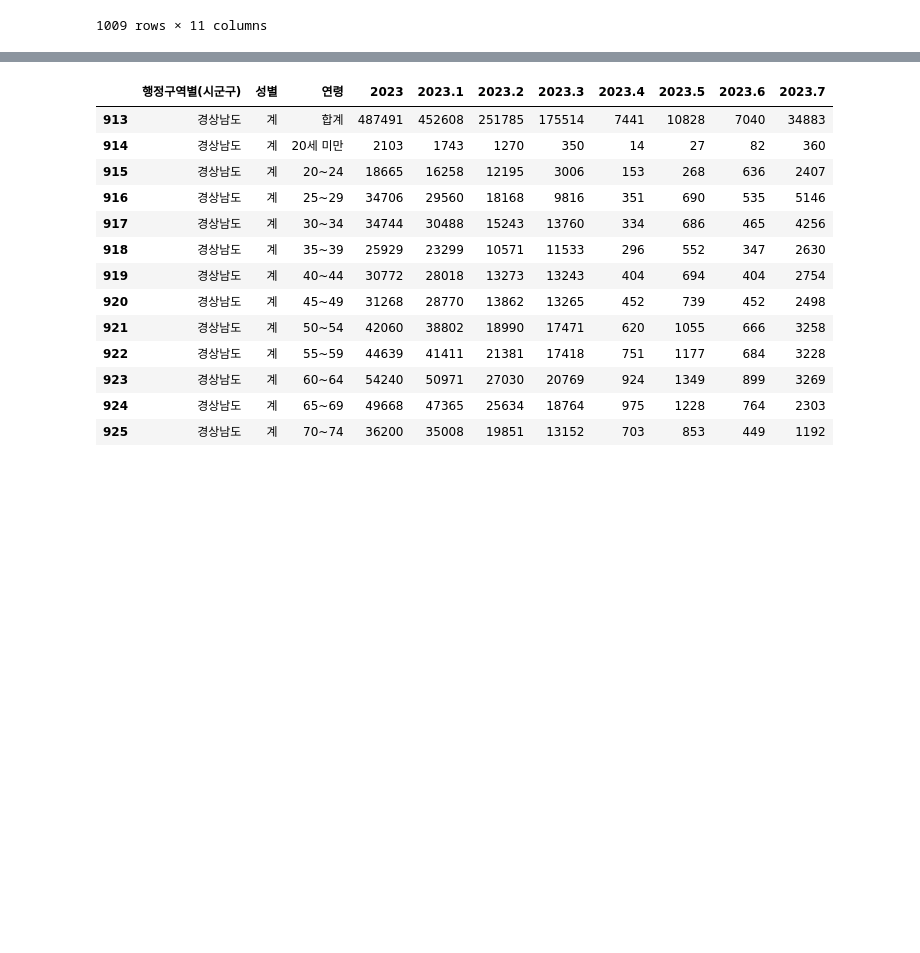
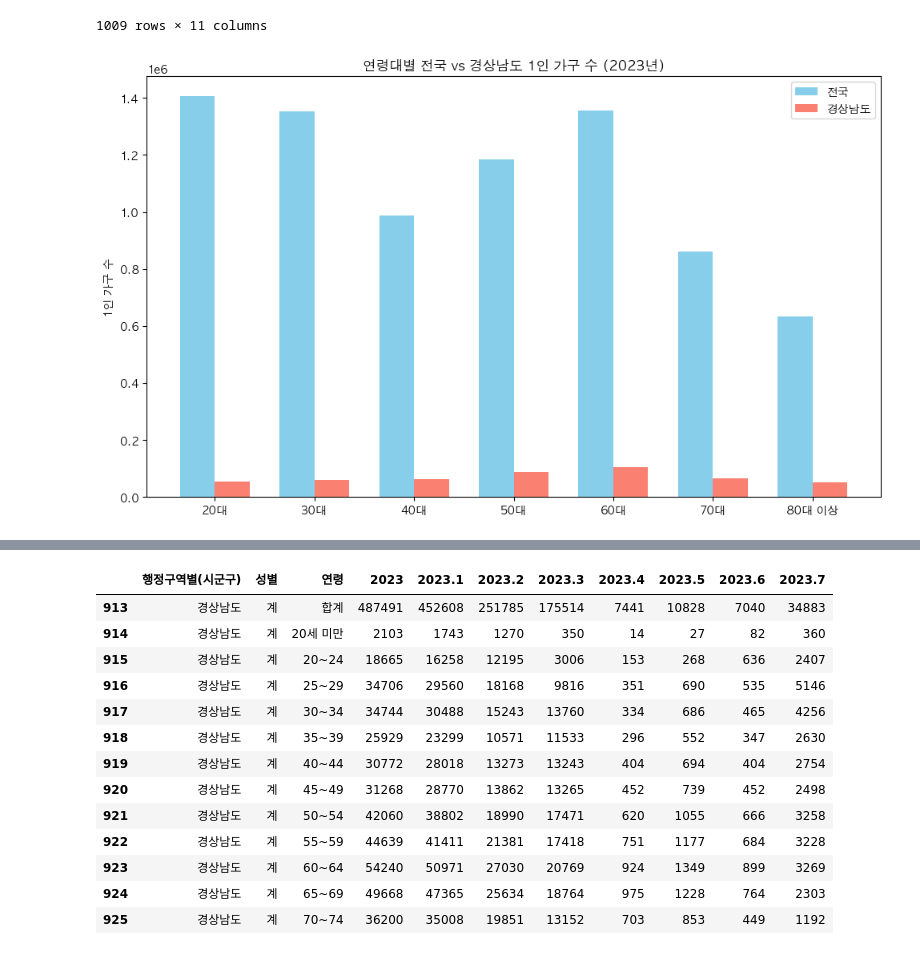
Before and after one commit to InsightCWNU/data_analysis, a Jupyter notebook: gyeongnam_analysis/analysis/gyeongnam_analysis01.ipynb, the cells around one changed output, grey strips where cells are left out. Cells and saved outputs as stored; diff of their text form; code cells hidden in the pictures; blank space fills up the shorter version.

```diff
--- a/gyeongnam_analysis/analysis/gyeongnam_analysis01.ipynb
+++ b/gyeongnam_analysis/analysis/gyeongnam_analysis01.ipynb
@@ -228,3 +228,40 @@ Single_df
 | 1007 | 제주특별자치도 | 여자 | 80~84 | 2743 | 2652 | 1722 | 572 | 156 | 172 | 30 | 91 |
 | 1008 | 제주특별자치도 | 여자 | 85세 이상 | 2760 | 2693 | 1992 | 432 | 100 | 142 | 27 | 67 |
 1009 rows × 11 columns
+# %%
+# 전국 1인 가구 연령대별 집계
+nation_df = Single_df[(Single_df['행정구역별(시군구)'] == '전국') & (Single_df['성별'] == "계")].copy()
+nation_df['연령'] = nation_df['연령'].str.strip()
+nation_df['2023'] = pd.to_numeric(nation_df['2023'], errors='coerce')
+
+# 연령 그룹 매핑 적용
+nation_df['연령대'] = nation_df['연령'].map(group_map)
+nation_df = nation_df[nation_df['연령대'].notnull()]
+
+nation_grouped = nation_df.groupby('연령대')['2023'].sum().reset_index()
+nation_grouped.columns = ['연령대', '전국 1인 가구 수']
+
+# 10대 제외
+nation_grouped = nation_grouped[nation_grouped['연령대'] != '10대']
+gyeongnam_grouped = grouped.copy()
+gyeongnam_grouped.columns = ['연령대', '경남 1인 가구 수']
+
+# 데이터 병합
+compare_df = pd.merge(nation_grouped, gyeongnam_grouped, on='연령대', how='inner')
+
+# 시각화
+plt.figure(figsize=(10, 6))
+bar_width = 0.35
+x = np.arange(len(compare_df['연령대']))
+
+plt.bar(x - bar_width/2, compare_df['전국 1인 가구 수'], width=bar_width, label='전국', color='skyblue')
+plt.bar(x + bar_width/2, compare_df['경남 1인 가구 수'], width=bar_width, label='경상남도', color='salmon')
+
+plt.xticks(x, compare_df['연령대'])
+plt.ylabel('1인 가구 수')
+plt.title('연령대별 전국 vs 경상남도 1인 가구 수 (2023년)')
+plt.legend()
+plt.tight_layout()
+plt.show()
+# %% [output]
+[figure, added]
```
Also changed, not shown: parts of 6 cells of this notebook, 4 other files.
